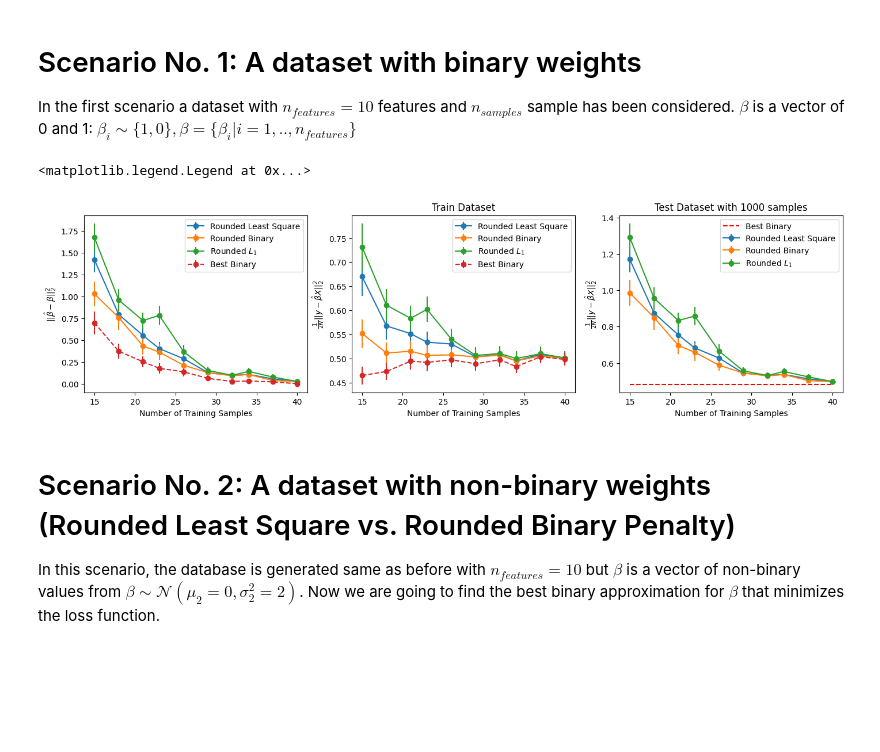
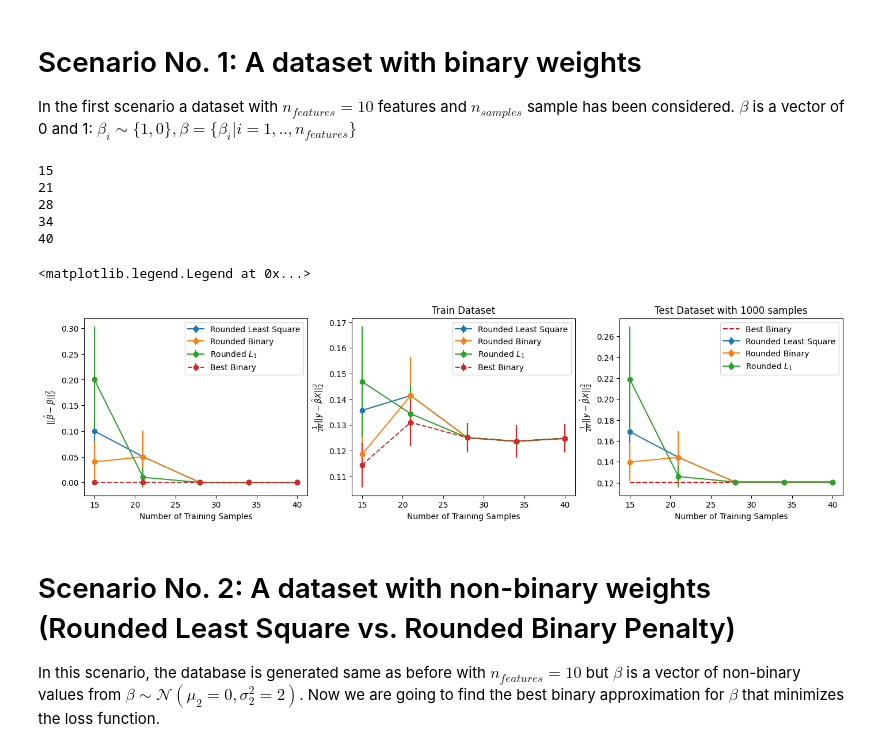
Before and after one commit to shahrzaddii/https---github.com-shahrzaddii-Sparsity, a Jupyter notebook: Binary Estimation Tutorial.ipynb, the cells around one changed output. Saved outputs shown, nothing was run; the diff lists cells and outputs as text; code cells hidden in the pictures; blank space fills up the shorter version.

```diff
--- a/Binary Estimation Tutorial.ipynb
+++ b/Binary Estimation Tutorial.ipynb
@@ -25,11 +25,11 @@ Y&=X\beta^T+\epsilon \\
 
 And $\beta$ is the vector of weights.
 # %%
-def DataGenerator(n_samples, n_features, weights=None, noise_variance=1, feature_mean = None, feature_cov = None, random_state=None):
+def DataGenerator(n_samples, n_features, weights=None, noise_variance=0.5, feature_mean = None, feature_cov = None, random_state=None):
     RNG = np.random.default_rng(seed=random_state)
 
     if weights is None:
-       weights = np.squeeze(RNG.multivariate_normal(np.zeros(1), 2*np.eye(1), size=n_features))
+       weights = np.squeeze(RNG.multivariate_normal(np.zeros(1), np.eye(1), size=n_features))
     else:
         weights = weights
 
@@ -51,7 +51,7 @@ To evaluate the performance of the applied methods we use the mean squared error
 MSE&=\frac{1}{2N}\sum_{n=1}^{N}(\hat{y}_n-y_n)^2 \\
 \end{align*}
 # %%
-def squared_error(beta, x, y, d=None):
+def squared_error(beta, x, y):
     d = x.shape[1]
     beta = np.reshape(beta,(-1, d))
     return np.sum((beta@x.T-y)**2)/(2*len(x))
@@ -63,16 +63,17 @@ def leastsquare(x, y):
 # %% [markdown]
 # Optimizer
 # %%
-def minimizer(lossfunction, alpha, x, y, n_features=None):
+def minimizer(lossfunction, alpha, x, y):
     n_features = x.shape[1]
     initial_beta = np.random.randint(2,size=(n_features))
-    result = minimize(lossfunction, initial_beta, args=(alpha, x, y, n_features), method='Powell', options={'xtol':1e-8})
+    result = minimize(lossfunction, initial_beta, args=(alpha, x, y), method='Powell', options={'xtol':1e-8})
     optimized_beta = result.x
     return optimized_beta
 # %% [markdown]
 # Sparsity: Binary Estimation
 # %%
-def binary_lossfunc(beta, alpha , x, y, n_features):
+def binary_lossfunc(beta, alpha , x, y):
+  n_features = x.shape[1]
   pp = []
   beta = np.reshape(beta,(-1, n_features))
   for i in range((beta.shape)[0]):
@@ -83,7 +84,7 @@ def binary_lossfunc(beta, alpha , x, y, n_features):
       else:
         p.append(alpha*abs(b-1))
     pp.append(np.sum(p))
-  return squared_error(beta,x , y, n_features)+np.asarray(pp)
+  return squared_error(beta,x , y)+np.asarray(pp)
 # %% [markdown]
 # Binary Rounding
 # %%
@@ -191,17 +193,30 @@ best_binary_mean_train_sse_per_size,best_binary_std_train_sse_per_size, best_bin
 # %%
+alpha_range = np.logspace(-3, 0, num=10)
+n_folds = 20
+n_repitition = 100
+sample_size = np.round(100*np.array(np.linspace(0.15,0.4,5))).astype(int)
+l1_min_alpha_per_size = []
+binary_min_alpha_per_size = []
+l1_train_mean_sse_per_size, l1_train_std_sse_per_size, l1_test_mean_sse_per_size, l1_test_std_sse_per_size = [], [], [], []
+binary_train_mean_sse_per_size, binary_train_std_sse_per_size, binary_test_mean_sse_per_size, binary_test_std_sse_per_size = [], [], [], []
+l1_beta_hat_mean_error_per_size,l1_beta_hat_std_error_per_size, binary_beta_hat_mean_error_per_size, binary_beta_hat_std_error_per_size = [], [], [], []
+ls_train_mean_sse_per_size, ls_train_std_sse_per_size, ls_test_mean_sse_per_size, ls_test_std_sse_per_size, ls_beta_hat_mean_error_per_size, ls_beta_hat_std_error_per_size = [], [], [], [], [], []
+rls_train_mean_sse_per_size, rls_train_std_sse_per_size, rls_test_mean_sse_per_size, rls_test_std_sse_per_size, rls_beta_hat_mean_error_per_size, rls_beta_hat_std_error_per_size = [], [], [], [], [], []
+best_binary_mean_train_sse_per_size,best_binary_std_train_sse_per_size, best_binary_beta_hat_mean_error_per_size, best_binary_beta_hat_std_error_per_size = [], [], [], []
+
+
+
 for ss in sample_size:
 
     # estimating the best alpha
     xb_selected, yb_selected, _ = DataGenerator(n_samples=ss, n_features=len(beta), weights=beta, random_state=123)
-    l1_min_alpha, l1_min_sse_valid, l1_mean_sse_valid = search_for_alph(xb_selected, yb_selected, Lasso, alpha_range, ss, n_folds)
+    # l1_min_alpha, l1_min_sse_valid, l1_mean_sse_valid = search_for_alpha(xb_selected, yb_selected, Lasso, alpha_range, n_folds)
+    l1_min_alpha, _ = search_for_alpha_with_outer_cv(xb_selected, yb_selected, Lasso, alpha_range, n_folds)
     l1_min_alpha_per_size.append(l1_min_alpha)
-    l1_min_sse_valid_per_size.append(l1_min_sse_valid)
-    l1_mean_sse_valid_per_size.append(l1_mean_sse_valid)
 
-    binary_min_alpha, binary_min_sse_valid, binary_mean_sse_valid = search_for_alph(xb_selected, yb_selected, binary_lossfunc, alpha_range, ss, n_folds)
+    # binary_min_alpha, binary_min_sse_valid, binary_mean_sse_valid = search_for_alpha(xb_selected, yb_selected, binary_lossfunc, alpha_range, n_folds)
+    binary_min_alpha, _ = search_for_alpha_with_outer_cv(xb_selected, yb_selected, binary_lossfunc, alpha_range, n_folds)
     binary_min_alpha_per_size.append(binary_min_alpha)
-    binary_min_sse_valid_per_size.append(binary_min_sse_valid)
-    binary_mean_sse_valid_per_size.append(binary_mean_sse_valid)
 
     # estimating the beta in iterations
     l1_beta_hat_per_iter, l1_rounded_beta_hat_per_iter, l1_train_sse_per_iter, l1_test_sse_per_iter = [], [], [], []
@@ -209,7 +224,7 @@ for ss in sample_size:
     ls_beta_hat_per_iter, ls_train_sse_per_iter, ls_test_sse_per_iter = [], [], []
     rls_beta_hat_per_iter,rls_train_sse_per_iter,rls_test_sse_per_iter = [], [], []
     best_binary_train_sse_per_iter, best_binary_beta_hat_per_iter = [], []
-    for iter in range(n_iterations):
+    for rep in range(n_repitition):
 
         xb_selected, yb_selected, _ = DataGenerator(n_samples=ss, n_features=len(beta), weights=beta, random_state=None)
 
@@ -267,41 +282,47 @@ for ss in sample_size:
     best_binary_std_train_sse_per_size.append(np.std(best_binary_train_sse_per_iter))
     best_binary_beta_hat_mean_error_per_size.append(np.mean(np.sum((beta-best_binary_beta_hat_per_iter)**2, axis=1)))
     best_binary_beta_hat_std_error_per_size.append(np.std(np.sum((beta-best_binary_beta_hat_per_iter)**2, axis=1)))
-
+    print(ss)
 best_binary_beta_hat_test, best_binary_sse_test = exhaustive_binary(n_answers=10, x=xb_test, y=yb_test)
+# %% [output]
+15
+21
+28
+34
+40
 # %%
 _, axs = plt.subplots(1, 3, figsize=(17, 4))
-axs[0].errorbar(sample_size, rls_beta_hat_mean_error_per_size, yerr=np.array(rls_beta_hat_std_error_per_size)*1.96/(n_iterations**0.5), marker='o',  label='Rounded Least Square')
-axs[0].errorbar(sample_size, binary_beta_hat_mean_error_per_size, yerr=np.array(binary_beta_hat_std_error_per_size)*1.96/(n_iterations**0.5), marker='o', label='Rounded Binary')
-axs[0].errorbar(sample_size, l1_beta_hat_mean_error_per_size, yerr=np.array(l1_beta_hat_std_error_per_size)*1.96/(n_iterations**0.5), marker='o',  label='Rounded $L_1$')
-axs[0].errorbar(sample_size, best_binary_beta_hat_mean_error_per_size, yerr=np.array(best_binary_beta_hat_std_error_per_size)*1.96/(n_iterations**0.5), linestyle='--',marker='o',  label='Best Binary')
-# axs[0].errorbar(sample_size, ls_beta_hat_mean_error_per_size, yerr=np.array(ls_beta_hat_std_error_per_size)*1.96/(n_iterations**0.5), marker='o', label='Least Square')
+axs[0].errorbar(sample_size, rls_beta_hat_mean_error_per_size, yerr=np.array(rls_beta_hat_std_error_per_size)*1.96/(n_repitition**0.5), marker='o',  label='Rounded Least Square')
+axs[0].errorbar(sample_size, binary_beta_hat_mean_error_per_size, yerr=np.array(binary_beta_hat_std_error_per_size)*1.96/(n_repitition**0.5), marker='o', label='Rounded Binary')
+axs[0].errorbar(sample_size, l1_beta_hat_mean_error_per_size, yerr=np.array(l1_beta_hat_std_error_per_size)*1.96/(n_repitition**0.5), marker='o',  label='Rounded $L_1$')
+axs[0].errorbar(sample_size, best_binary_beta_hat_mean_error_per_size, yerr=np.array(best_binary_beta_hat_std_error_per_size)*1.96/(n_repitition**0.5), linestyle='--',marker='o',  label='Best Binary')
+# axs[0].errorbar(sample_size, ls_beta_hat_mean_error_per_size, yerr=np.array(ls_beta_hat_std_error_per_size)*1.96/(n_repitition**0.5), marker='o', label='Least Square')
 axs[0].set_xlabel('Number of Training Samples')
 axs[0].set_ylabel('$||\\hat{\\beta}-\\beta||_{2}^{2}$')
 axs[0].legend()
 
-axs[1].errorbar(sample_size, rls_train_mean_sse_per_size, yerr=np.array(rls_train_std_sse_per_size)*1.96/(n_iterations**0.5), marker='o', label='Rounded Least Square')
-axs[1].errorbar(sample_size, binary_train_mean_sse_per_size, yerr=np.array(binary_train_std_sse_per_size)*1.96/(n_iterations**0.5), marker='o', label='Rounded Binary')
-axs[1].errorbar(sample_size, l1_train_mean_sse_per_size, yerr=np.array(l1_train_std_sse_per_size)*1.96/(n_iterations**0.5), marker='o',  label='Rounded $L_1$')
-axs[1].errorbar(sample_size, best_binary_mean_train_sse_per_size, yerr=np.array(best_binary_std_train_sse_per_size)*1.96/(n_iterations**0.5), linestyle='--', marker='o', label='Best Binary')
-# axs[1].errorbar(sample_size, ls_train_mean_sse_per_size, yerr=np.array(ls_train_std_sse_per_size)*1.96/(n_iterations**0.5), marker='o',  label='Least Square')
+axs[1].errorbar(sample_size, rls_train_mean_sse_per_size, yerr=np.array(rls_train_std_sse_per_size)*1.96/(n_repitition**0.5), marker='o', label='Rounded Least Square')
+axs[1].errorbar(sample_size, binary_train_mean_sse_per_size, yerr=np.array(binary_train_std_sse_per_size)*1.96/(n_repitition**0.5), marker='o', label='Rounded Binary')
+axs[1].errorbar(sample_size, l1_train_mean_sse_per_size, yerr=np.array(l1_train_std_sse_per_size)*1.96/(n_repitition**0.5), marker='o',  label='Rounded $L_1$')
+axs[1].errorbar(sample_size, best_binary_mean_train_sse_per_size, yerr=np.array(best_binary_std_train_sse_per_size)*1.96/(n_repitition**0.5), linestyle='--', marker='o', label='Best Binary')
+# axs[1].errorbar(sample_size, ls_train_mean_sse_per_size, yerr=np.array(ls_train_std_sse_per_size)*1.96/(n_repitition**0.5), marker='o',  label='Least Square')
 axs[1].set_xlabel('Number of Training Samples')
 axs[1].set_ylabel('$\\frac{1}{2N}||y-\\hat{\\beta}X||_{2}^{2}$')
 axs[1].set_title(f'Train Dataset')
 axs[1].legend()
 
-axs[2].errorbar(sample_size, rls_test_mean_sse_per_size, yerr=np.array(rls_test_std_sse_per_size)*1.96/(n_iterations**0.5), marker='o', label='Rounded Least Square')
-axs[2].errorbar(sample_size, binary_test_mean_sse_per_size, yerr=np.array(binary_test_std_sse_per_size)*1.96/(n_iterations**0.5), marker='o', label='Rounded Binary')
-axs[2].errorbar(sample_size, l1_test_mean_sse_per_size, yerr=np.array(l1_test_std_sse_per_size)*1.96/(n_iterations**0.5), marker='o', label='Rounded $L_1$')
-# axs[2].errorbar(sample_size, ls_test_mean_sse_per_size, yerr=np.array(ls_test_std_sse_per_size)*1.96/(n_iterations**0.5), marker='o',  label='Least Square')
+axs[2].errorbar(sample_size, rls_test_mean_sse_per_size, yerr=np.array(rls_test_std_sse_per_size)*1.96/(n_repitition**0.5), marker='o', label='Rounded Least Square')
+axs[2].errorbar(sample_size, binary_test_mean_sse_per_size, yerr=np.array(binary_test_std_sse_per_size)*1.96/(n_repitition**0.5), marker='o', label='Rounded Binary')
+axs[2].errorbar(sample_size, l1_test_mean_sse_per_size, yerr=np.array(l1_test_std_sse_per_size)*1.96/(n_repitition**0.5), marker='o', label='Rounded $L_1$')
+# axs[2].errorbar(sample_size, ls_test_mean_sse_per_size, yerr=np.array(ls_test_std_sse_per_size)*1.96/(n_repitition**0.5), marker='o',  label='Least Square')
 axs[2].hlines(best_binary_sse_test, min(sample_size), max(sample_size), linestyle='--', color='red', label='Best Binary')
 axs[2].set_xlabel('Number of Training Samples')
 axs[2].set_ylabel('$\\frac{1}{2N}||y-\\hat{\\beta}X||_{2}^{2}$')
 axs[2].set_title(f'Test Dataset with 1000 samples')
 axs[2].legend()
 # %% [output]
 <matplotlib.legend.Legend at 0x...>
-[figure, old version]
+[figure, new version]
 # %% [markdown]
 # Scenario No. 2: A dataset with non-binary weights (Rounded Least Square vs. Rounded Binary Penalty)
 
```
Also changed, not shown: parts of 16 cells of this notebook.
